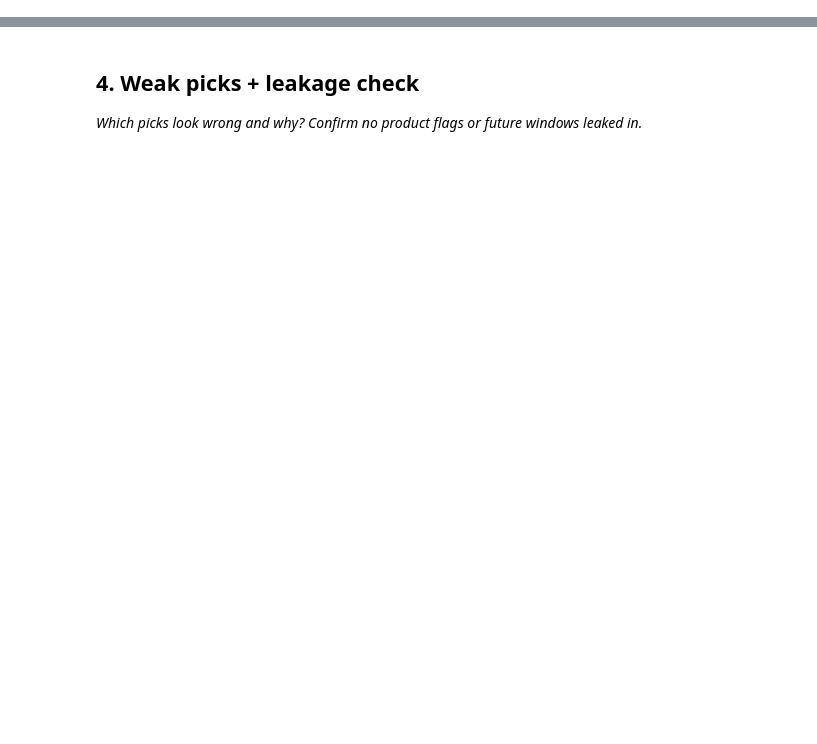
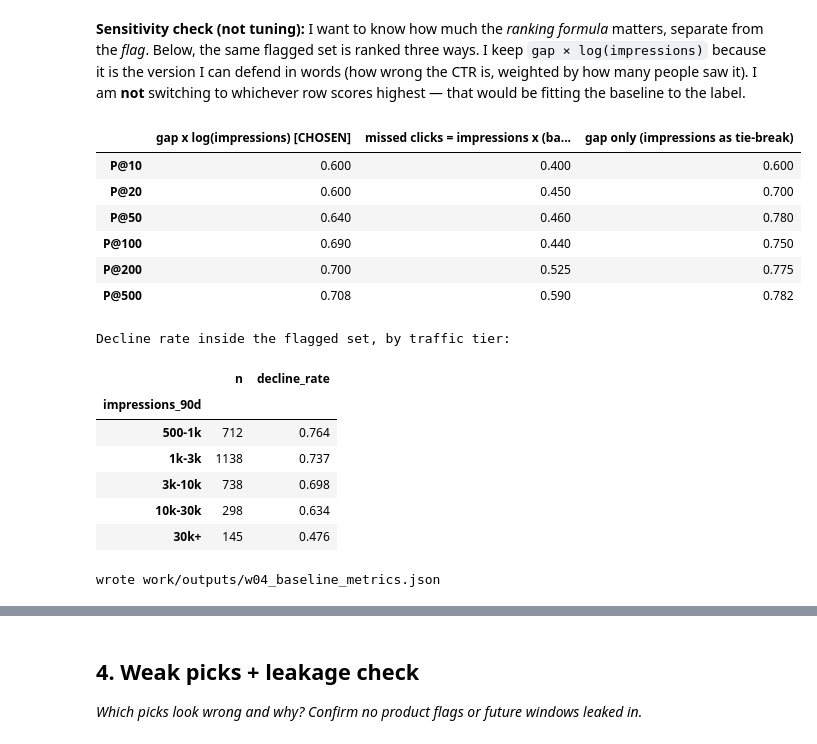
Before and after one commit to susheel123-sketch/Flyrank-Internship-ml, a Jupyter notebook: work/notebooks/w04_baseline_score.ipynb, the cells around one changed output, grey strips where cells are left out. Drawn from its saved outputs; the diff is of its cells as text; code cells hidden in the pictures; blank space fills up the shorter version.

```diff
--- a/work/notebooks/w04_baseline_score.ipynb
+++ b/work/notebooks/w04_baseline_score.ipynb
@@ -22,0 +257,54 @@ This skeleton is yours to fill. Work the sections **in order** — each one has
+# %% [markdown]
+**Sensitivity check (not tuning):** I want to know how much the *ranking formula* matters, separate from
+the *flag*. Below, the same flagged set is ranked three ways. I keep `gap × log(impressions)` because it is the
+version I can defend in words (how wrong the CTR is, weighted by how many people saw it). I am **not**
+switching to whichever row scores highest — that would be fitting the baseline to the label.
+# %%
+f = q[q["flagged"]].copy()
+variants = {
+    "gap x log(impressions)  [CHOSEN]": f["ctr_gap"] * np.log1p(f["impressions_90d"]),
+    "missed clicks = impressions x (band_ctr - ctr)": f["impressions_90d"] * (f["band_ctr"] - f["ctr"]) / 100,
+    "gap only (impressions as tie-break)": f["ctr_gap"] + np.log1p(f["impressions_90d"]) / 1000,
+}
+sens = pd.DataFrame({name: [f.loc[s.sort_values(ascending=False).index[:k], "is_declining"].mean().round(3) for k in ks]
+                     for name, s in variants.items()}, index=[f"P@{k}" for k in ks])
+display(sens)
+print("Decline rate inside the flagged set, by traffic tier:")
+display(f.groupby(pd.cut(f["impressions_90d"], [500, 1000, 3000, 10000, 30000, 1e9],
+                         labels=["500-1k", "1k-3k", "3k-10k", "10k-30k", "30k+"]), observed=True)["is_declining"]
+         .agg(n="size", decline_rate="mean").round(3))
+
+metrics = {
+    "assignment": "ML-07 baseline", "data": "data/raw/content_refresh_anonymized.csv (starter slice)",
+    "label_for_eval_only": "trend_direction == 'down'", "rows": int(len(q)), "flagged": int(q["flagged"].sum()),
+    "rule": {"position_bands": RULE_BANDS, "min_impressions_90d": MIN_IMPRESSIONS, "low_ctr_share_of_band": LOW_CTR_SHARE,
+             "band_median_ctr_pct": {k: float(v) for k, v in band_ctr.items()},
+             "score": "ctr_gap * log1p(impressions_90d)", "reason_code": "ctr_below_position_norm",
+             "action": "rewrite_title_meta"},
+    "signal_verdicts": {"staleness": "MIXED", "ctr_vs_position": "CONFIRMED"},
+    "base_rate": round(float(base), 4),
+    "precision_at_k": {str(r["K"]): r["precision_at_K"] for r in rows},
+    "precision_all_flagged": round(float(q.loc[q["flagged"], "is_declining"].mean()), 4),
+    "sensitivity_precision_at_k": {c: dict(zip(sens.index, sens[c].tolist())) for c in sens.columns},
+    "forbidden_inputs_checked": FORBIDDEN,
+}
+with open("work/outputs/w04_baseline_metrics.json", "w") as fh:
+    json.dump(metrics, fh, indent=2)
+print("wrote work/outputs/w04_baseline_metrics.json")
+# %% [output]
+|  | gap x log(impressions) [CHOSEN] | missed clicks = impressions x (ba... | gap only (impressions as tie-break) |
+| P@10 | 0.600 | 0.400 | 0.600 |
+| P@20 | 0.600 | 0.450 | 0.700 |
+| P@50 | 0.640 | 0.460 | 0.780 |
+| P@100 | 0.690 | 0.440 | 0.750 |
+| P@200 | 0.700 | 0.525 | 0.775 |
+| P@500 | 0.708 | 0.590 | 0.782 |
+Decline rate inside the flagged set, by traffic tier:
+|  | n | decline_rate |
+| impressions_90d |  |  |
+| 500-1k | 712 | 0.764 |
+| 1k-3k | 1138 | 0.737 |
+| 3k-10k | 738 | 0.698 |
+| 10k-30k | 298 | 0.634 |
+| 30k+ | 145 | 0.476 |
+wrote work/outputs/w04_baseline_metrics.json
```
Also changed, not shown: parts of 25 cells of this notebook, 2 other files.
